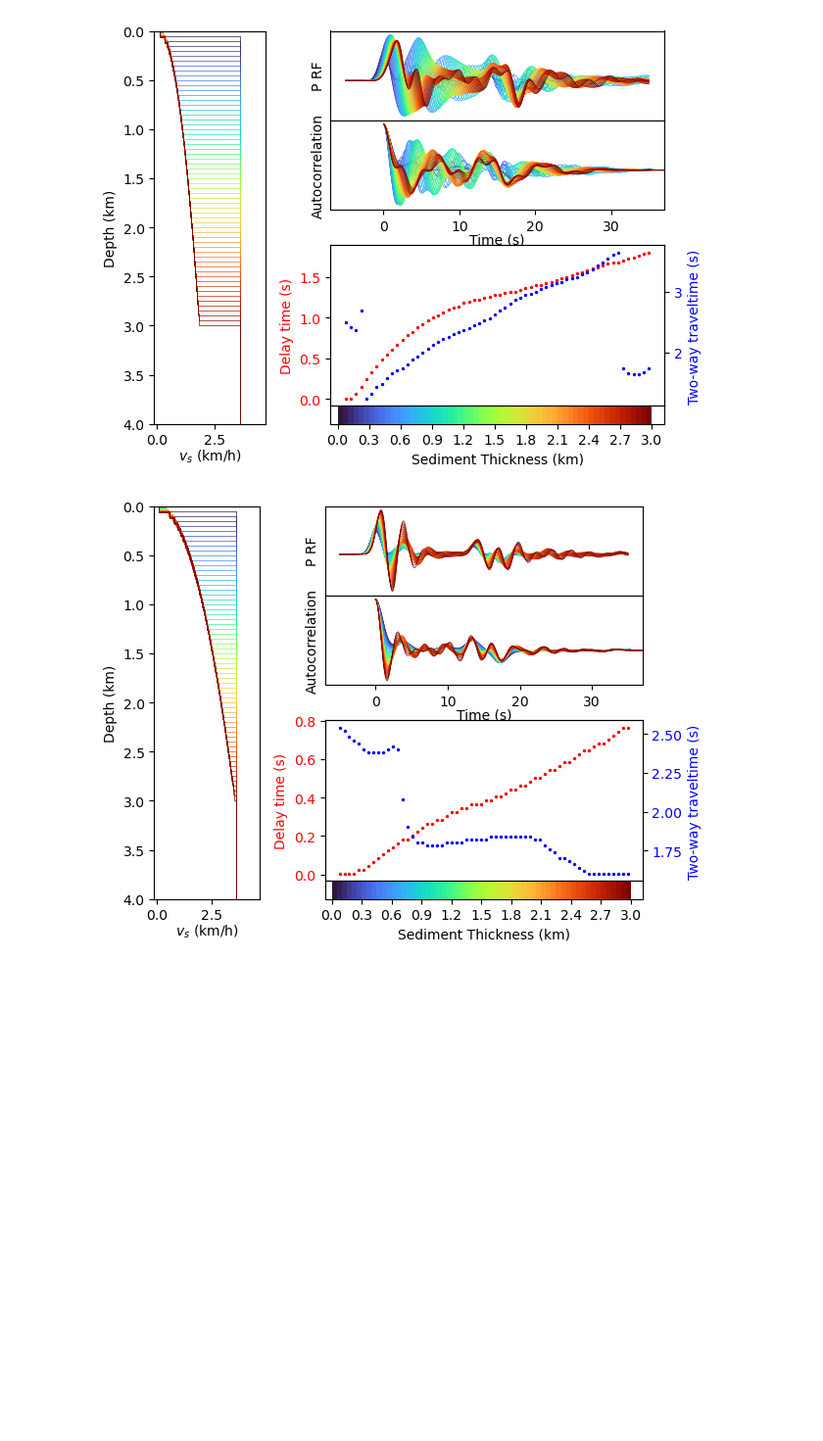
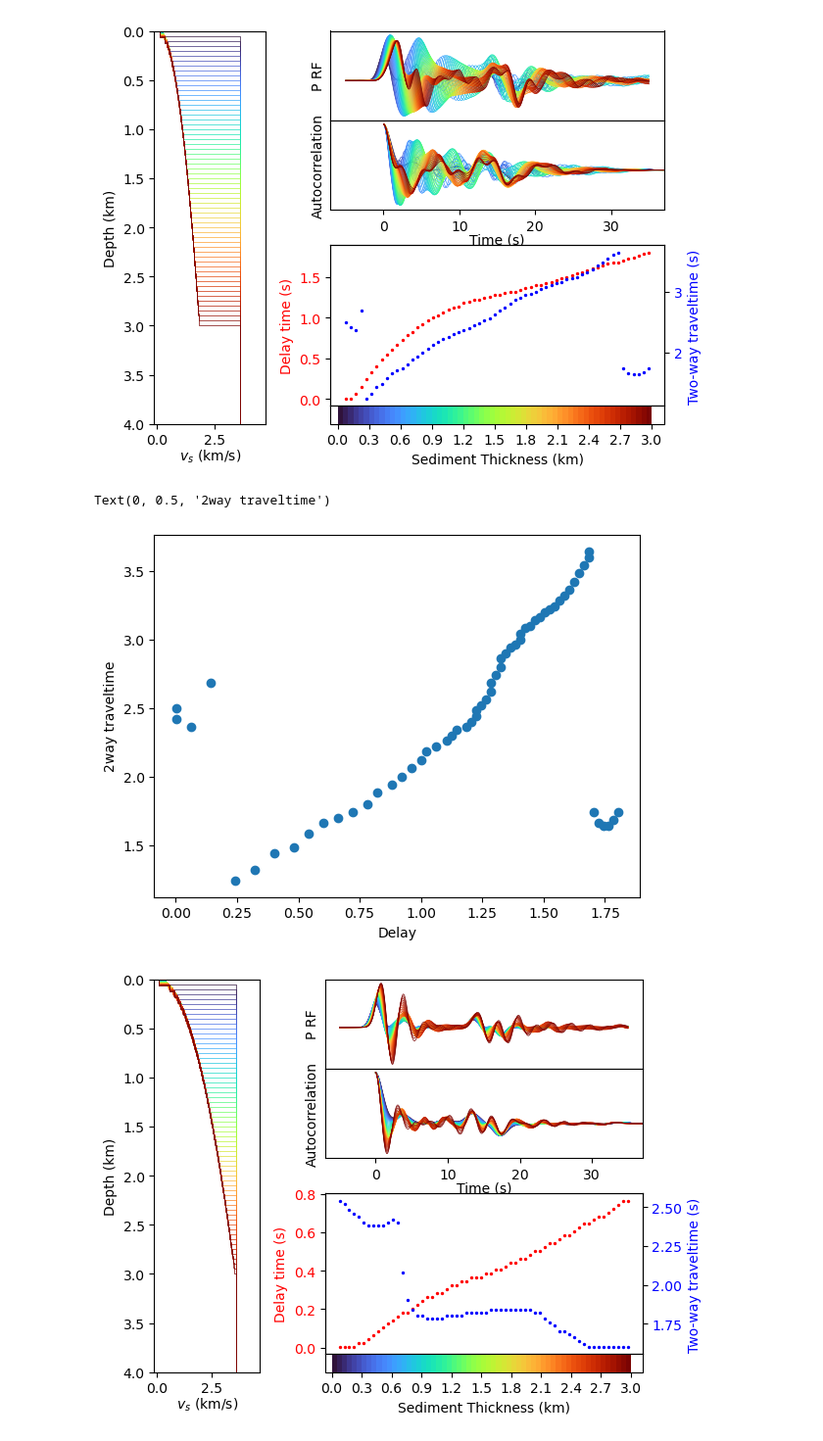
Before and after one commit to auggiemarignier/AusSedThick, a Jupyter notebook: aussedthickrf/forward_modelling.ipynb, the cells around one changed output. Shown at 98% size. Cells and saved outputs as stored; diff of their text form; code cells hidden in the pictures; blank space fills up the shorter version.

```diff
--- a/aussedthickrf/forward_modelling.ipynb
+++ b/aussedthickrf/forward_modelling.ipynb
@@ -363,6 +371,13 @@ cbar_ax.set_xlim([_xmn + 0.03, _xmx - 0.03])
 plt.show()
 # %% [output]
 [figure]
+# %%
+plt.scatter(delays, travel_times)
+plt.xlabel("Delay")
+plt.ylabel("2way traveltime")
+# %% [output]
+Text(0, 0.5, '2way traveltime')
+[figure, added]
 # %%
 fig = figure_layout()
 model_ax, rf_ax, auto_ax, delay_ax, tt_ax, cbar_ax = fig.axes
```
Also changed, not shown: parts of 5 cells of this notebook.
